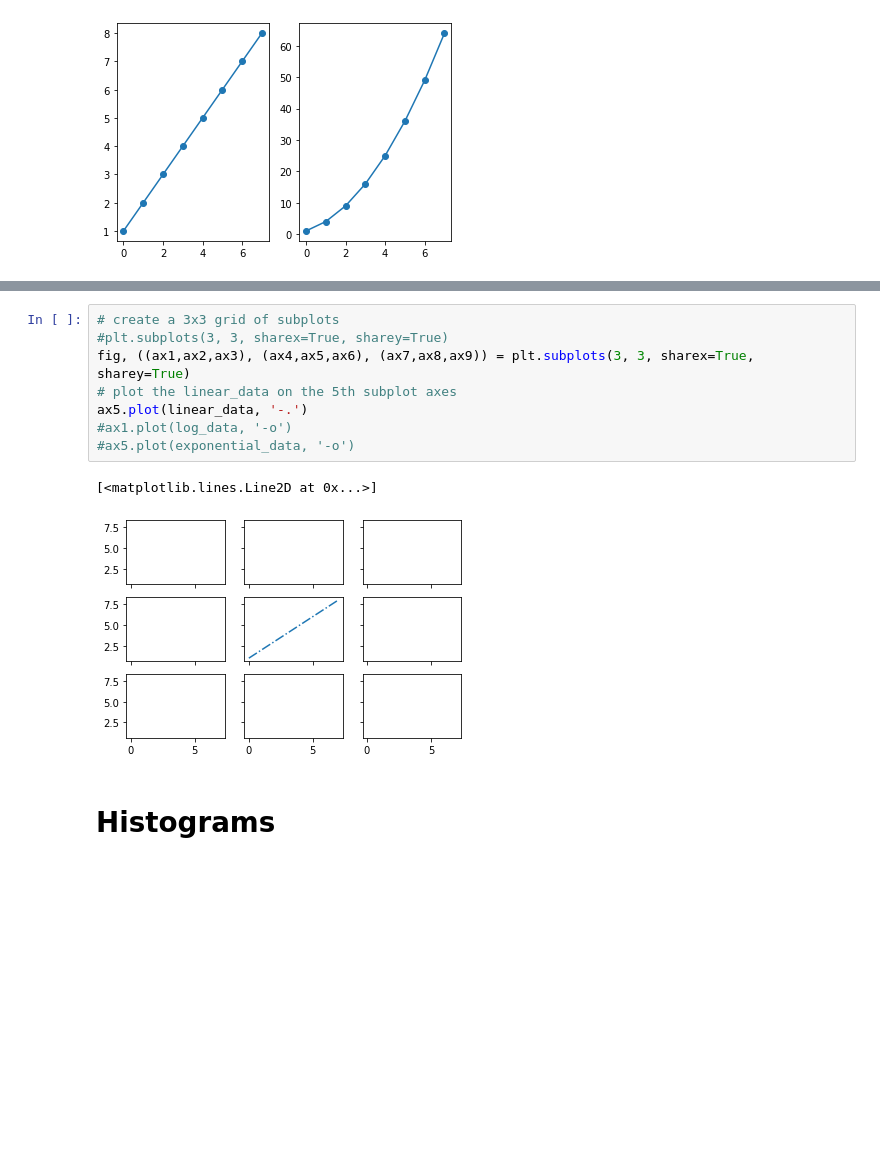
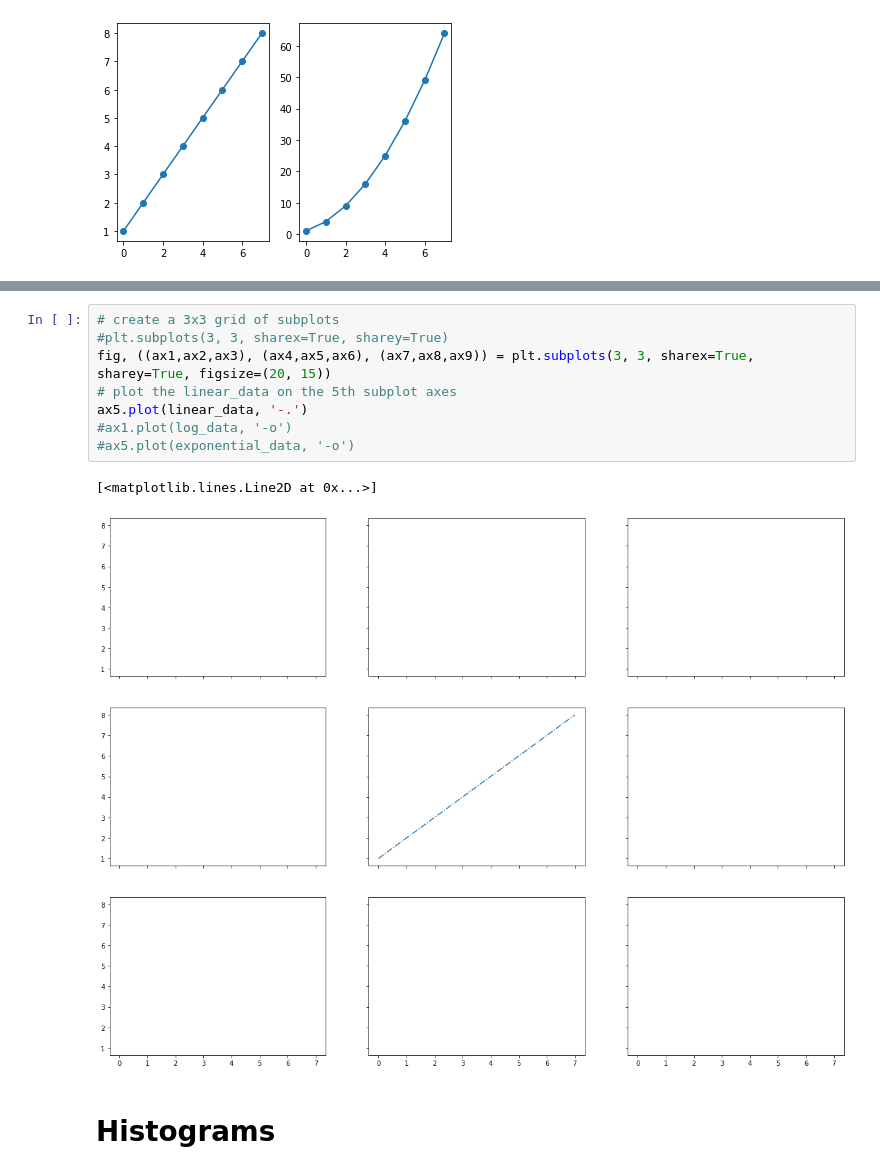
Before and after one commit to safeer-maker/MachineLearningPractice, a Jupyter notebook: Visualizations updated/Visualizations/Visualizations/Visualization 2.ipynb, the cells around one changed output, grey strips where cells are left out. Saved outputs shown, nothing was run; the diff lists cells and outputs as text; blank space fills up the shorter version.

```diff
--- a/Visualizations updated/Visualizations/Visualizations/Visualization 2.ipynb
+++ b/Visualizations updated/Visualizations/Visualizations/Visualization 2.ipynb
@@ -83,14 +83,14 @@ plt.legend()
 # %%
 # create a 3x3 grid of subplots
 #plt.subplots(3, 3, sharex=True, sharey=True)
-fig, ((ax1,ax2,ax3), (ax4,ax5,ax6), (ax7,ax8,ax9)) = plt.subplots(3, 3, sharex=True, sharey=True)
+fig, ((ax1,ax2,ax3), (ax4,ax5,ax6), (ax7,ax8,ax9)) = plt.subplots(3, 3, sharex=True, sharey=True, figsize=(20, 15))
 # plot the linear_data on the 5th subplot axes
 ax5.plot(linear_data, '-.')
 #ax1.plot(log_data, '-o')
 #ax5.plot(exponential_data, '-o')
 # %% [output]
 [<matplotlib.lines.Line2D at 0x...>]
-[figure, old version]
+[figure, new version]
 # %% [markdown]
 # Histograms
 # %%
```
Also changed, not shown: parts of 11 cells of this notebook, 1 other file.
